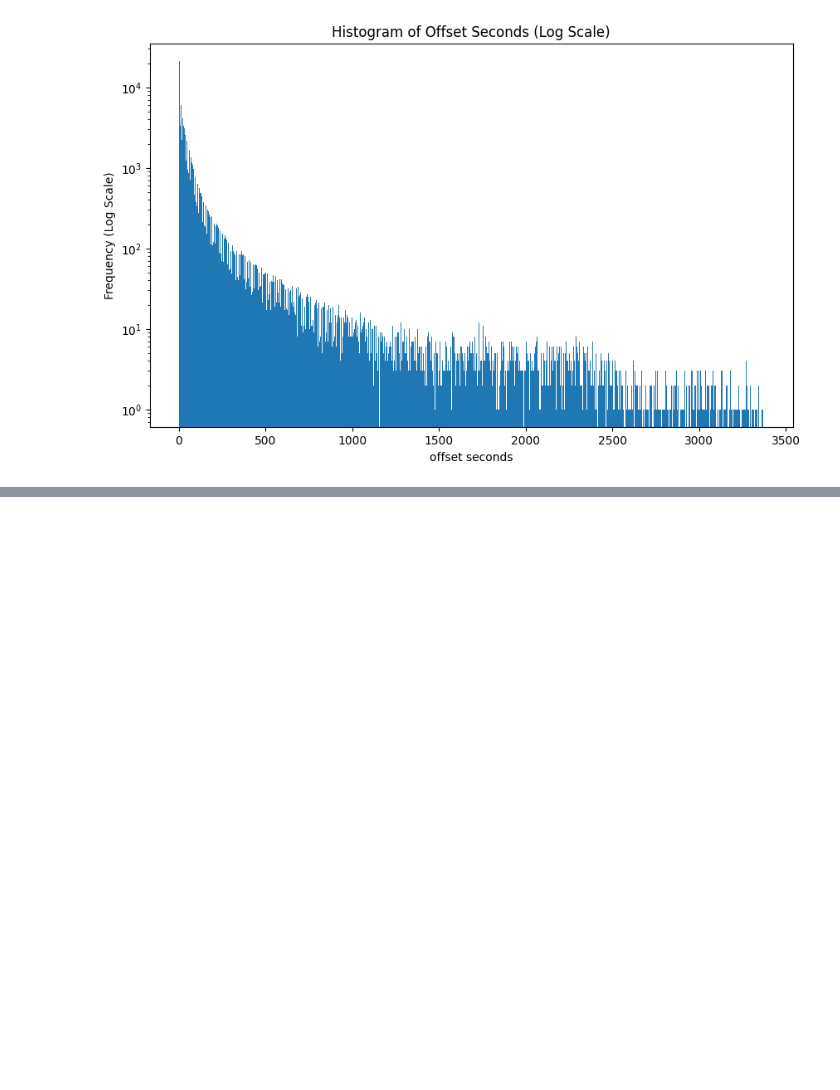
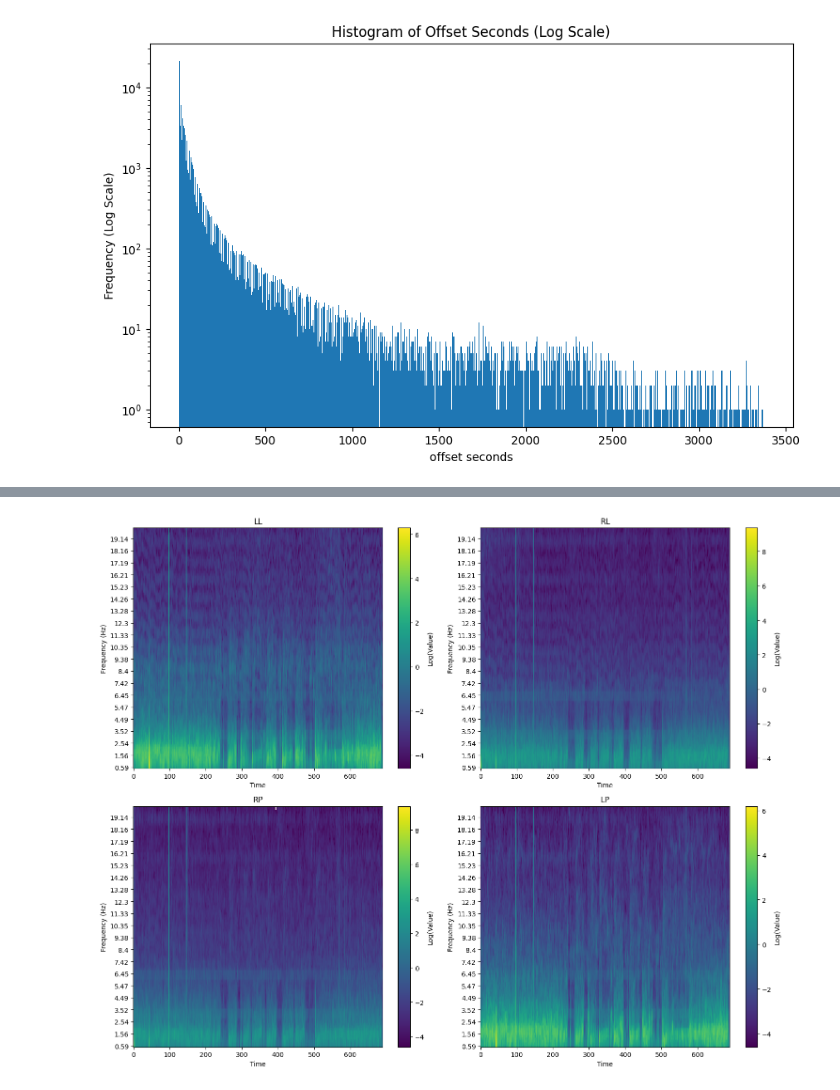
Before and after one commit to sher1ock-jp/harmful-brain-activity-class-EDA, a Jupyter notebook: harmful-brain-activity-class-eda.ipynb, the cells around one changed output, grey strips where cells are left out. Cells and saved outputs as stored; diff of their text form; code cells hidden in the pictures; blank space fills up the shorter version.

```diff
--- a/harmful-brain-activity-class-eda.ipynb
+++ b/harmful-brain-activity-class-eda.ipynb
@@ -45,0 +101,34 @@ plt.show()
+# %%
+def plot_spectrogram(spectrogram_path):
+    sample_spect = pd.read_parquet(spectrogram_path)
+
+    split_spect = {
+        "LL": sample_spect.filter(regex='^LL', axis=1),
+        "RL": sample_spect.filter(regex='^RL', axis=1),
+        "RP": sample_spect.filter(regex='^RP', axis=1),
+        "LP": sample_spect.filter(regex='^LP', axis=1),
+    }
+
+    fig, axes = plt.subplots(nrows=2, ncols=2, figsize=(15, 12))
+    axes = axes.flatten()
+    label_interval = 5
+    for i, split_name in enumerate(split_spect.keys()):
+        ax = axes[i]
+        img = ax.imshow(np.log(split_spect[split_name]).T, cmap='viridis', aspect='auto', origin='lower')
+        cbar = fig.colorbar(img, ax=ax)
+        cbar.set_label('Log(Value)')
+        ax.set_title(split_name)
+        ax.set_ylabel("Frequency (Hz)")
+        ax.set_xlabel("Time")
+
+        ax.set_yticks(np.arange(len(split_spect[split_name].columns)))
+        ax.set_yticklabels([column_name[3:] for column_name in split_spect[split_name].columns])
+        frequencies = [column_name[3:] for column_name in split_spect[split_name].columns]
+        ax.set_yticks(np.arange(0, len(split_spect[split_name].columns), label_interval))
+        ax.set_yticklabels(frequencies[::label_interval])
+    plt.tight_layout()
+    plt.show()
+# %%
+plot_spectrogram("/kaggle/input/hms-harmful-brain-activity-classification/train_spectrograms/1000189855.parquet")
+# %% [output]
+[figure, added]
```
Also changed, not shown: parts of 4 cells of this notebook.
